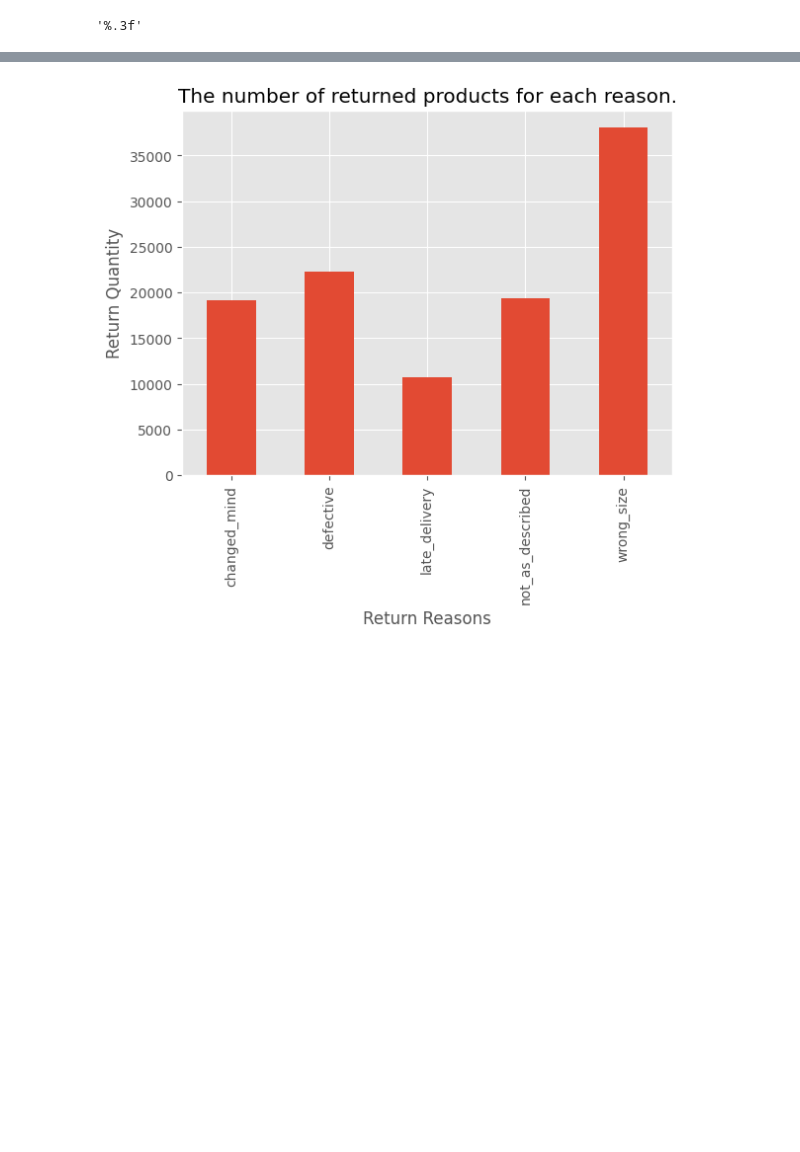
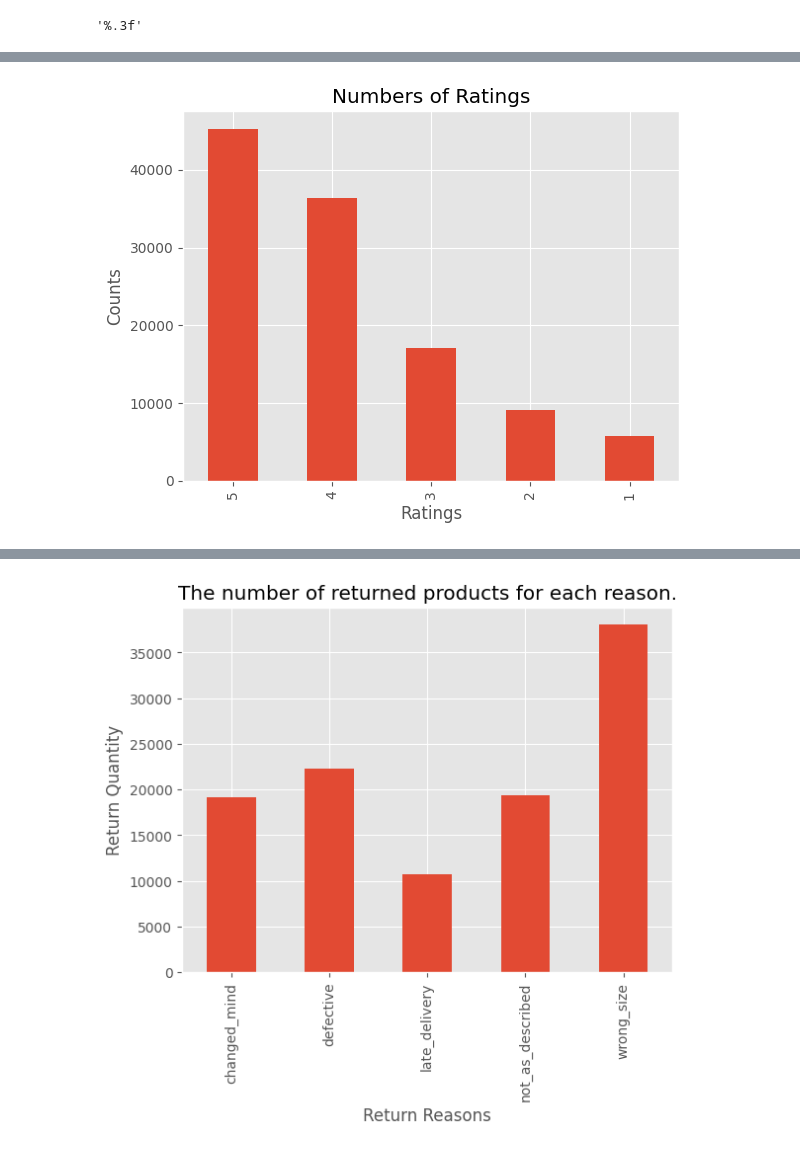
Before and after one commit to nqt-2/Datathon_Vin, a Jupyter notebook: notebook/Thai_EDA.ipynb, the cells around one changed output, grey strips where cells are left out. Cells and saved outputs as stored; diff of their text form; code cells hidden in the pictures; blank space fills up the shorter version.

```diff
--- a/notebook/Thai_EDA.ipynb
+++ b/notebook/Thai_EDA.ipynb
@@ -26,3 +26,4 @@ products = pd.read_csv("../data/products.csv")
 returns = pd.read_csv("../data/returns.csv")
 shipments = pd.read_csv("../data/shipments.csv")
 order_items = pd.read_csv("../data/order_items.csv")
+reviews = pd.read_csv("../data/reviews.csv")
@@ -29 +46,9 @@ order_items = pd.read_csv("../data/order_items.csv")
+# %%
+
+rating = reviews['rating'].value_counts().plot(kind = 'bar', title='Numbers of Ratings')
+rating.set_xlabel('Ratings')
+rating.set_ylabel('Counts')
+plt.show()
+# %% [output]
+[figure, added]
 # %%
```
Also changed, not shown: parts of 6 cells of this notebook, 2 other files.
